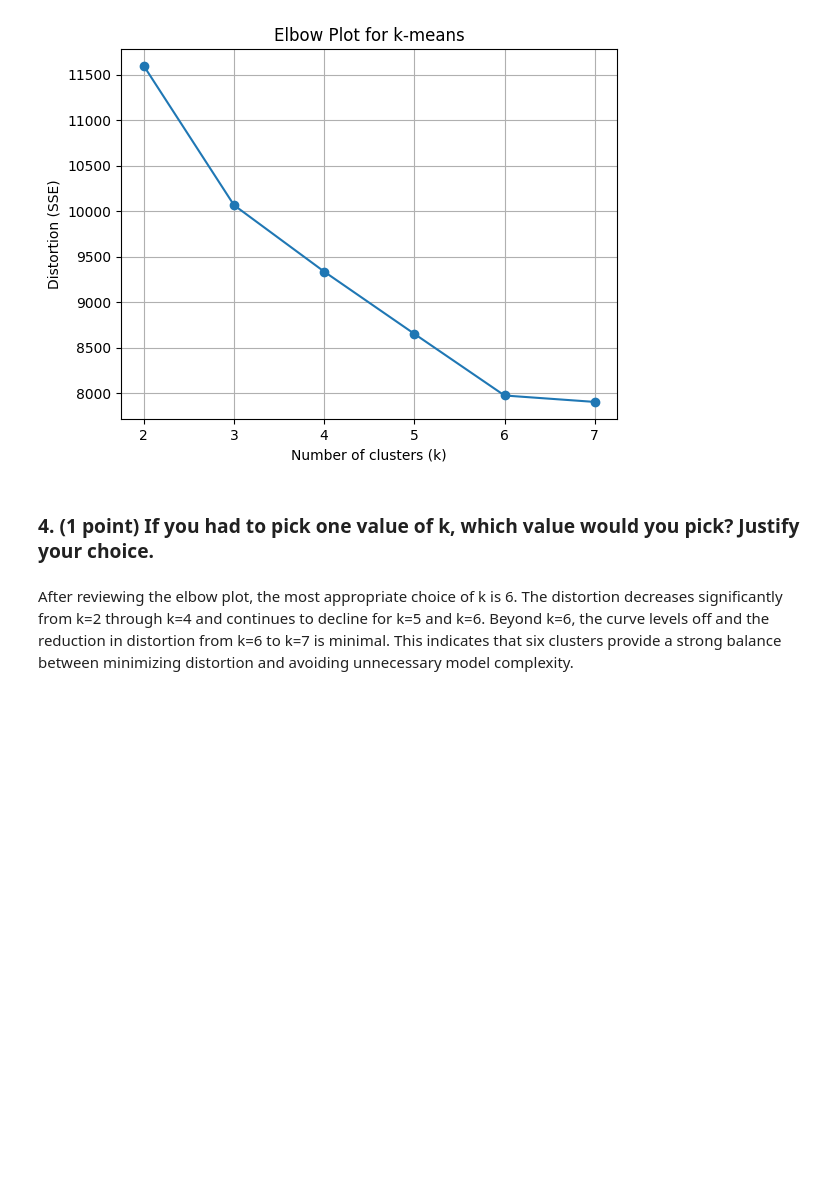
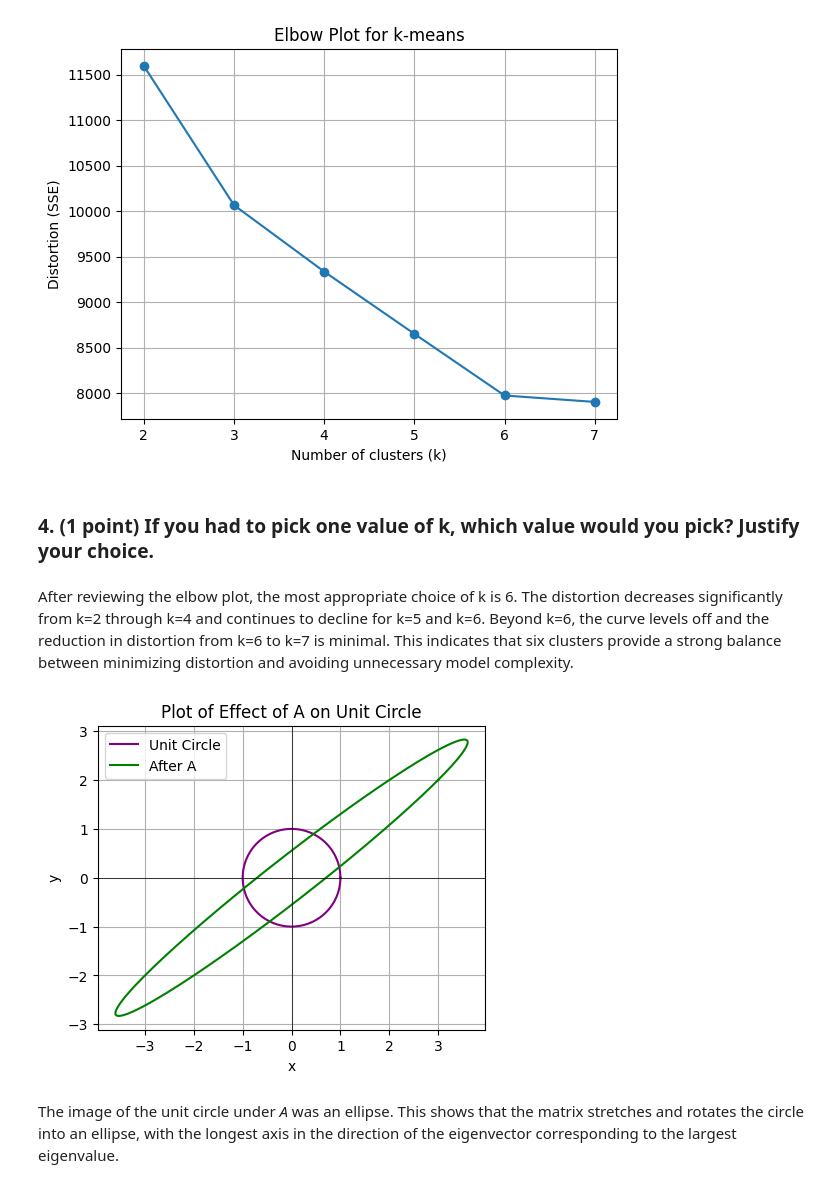
Before and after one commit to sharvaniyadav/Assignment-1-ECE1513-Intro-To-ML, a Jupyter notebook: Assignment_1_ECE1513_IntroToML_SharvaniYadav.ipynb, the cells around one changed output. Drawn from its saved outputs; the diff is of its cells as text; code cells hidden in the pictures; blank space fills up the shorter version.

Commit message:
Plotted the unit circle and showed how it changed after multiplying by A. Started by making the matrix A and creating 200 points on the unit circle using cosine and sine. Combined the points into (x, y) pairs, then used np.dot to multiply each point by A to get its new position. Plotted both the original circle (purple) and the transformed shape (green) to clearly show the result.

```diff
--- a/Assignment_1_ECE1513_IntroToML_SharvaniYadav.ipynb
+++ b/Assignment_1_ECE1513_IntroToML_SharvaniYadav.ipynb
@@ -263,3 +263,44 @@ plt.show()
 ### 4. (1 point) If you had to pick one value of k, which value would you pick? Justify your choice.
 # %% [markdown]
 After reviewing the elbow plot, the most appropriate choice of k is 6. The distortion decreases significantly from k=2 through k=4 and continues to decline for k=5 and k=6. Beyond k=6, the curve levels off and the reduction in distortion from k=6 to k=7 is minimal. This indicates that six clusters provide a strong balance between minimizing distortion and avoiding unnecessary model complexity.
+# %%
+# -----------------------------------------------------------
+# Part 4.1: Plotted the unit circle and its image under A
+# -----------------------------------------------------------
+
+import numpy as np
+import matplotlib.pyplot as plt
+
+# Made the matrix A
+A = np.array([[3, 2], [2, 2]])
+
+# Created 200 angles between 0 and 2π
+angles = np.linspace(0, 2*np.pi, 200)
+
+# Found x and y coordinates for points on the unit circle
+x_points = np.cos(angles)
+y_points = np.sin(angles)
+
+# Combined x and y coordinates into (x, y) pairs
+circle_points = np.column_stack((x_points, y_points))
+
+# Multiplied each point by A to get its new location
+transformed_points = np.dot(circle_points, A)
+
+# Plotted the original unit circle and the transformed points with chosen colors
+plt.figure(figsize=(5,5))
+plt.plot(circle_points[:, 0], circle_points[:, 1], color="purple", label="Unit Circle")
+plt.plot(transformed_points[:, 0], transformed_points[:, 1], color="green", label="After A")
+plt.gca().set_aspect('equal', adjustable='box')
+plt.axhline(0, color='black', linewidth=0.5)
+plt.axvline(0, color='black', linewidth=0.5)
+plt.legend()
+plt.title("Plot of Effect of A on Unit Circle")
+plt.xlabel("x")
+plt.ylabel("y")
+plt.grid(True)
+plt.show()
+# %% [output]
+[figure, added]
+# %% [markdown]
+The image of the unit circle under *A* was an ellipse. This shows that the matrix stretches and rotates the circle into an ellipse, with the longest axis in the direction of the eigenvector corresponding to the largest eigenvalue.
```
